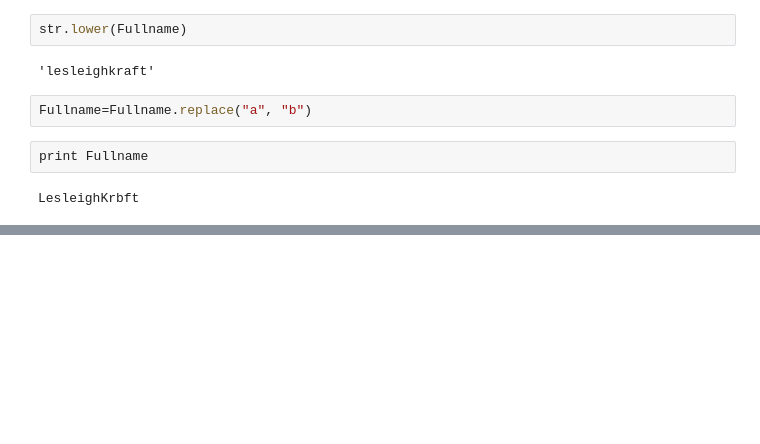
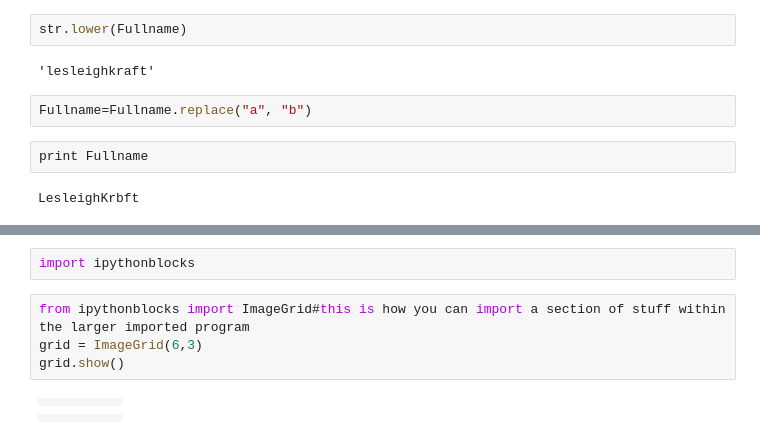
Before and after one commit to Lesleigh/SWC_collab, a Jupyter notebook: PYTHON_TRIALS_1.ipynb, the cells around one changed output, grey strips where cells are left out. Cells and saved outputs as stored; diff of their text form; blank space fills up the shorter version.

```diff
--- a/PYTHON_TRIALS_1.ipynb
+++ b/PYTHON_TRIALS_1.ipynb
@@ -163,0 +199,10 @@ CACAACACAACCAAACACCCAACCCAACCA
+# %%
+import ipythonblocks
+# %%
+from ipythonblocks import ImageGrid#this is how you can import a section of stuff within the larger imported program
+grid = ImageGrid(6,3)
+grid.show()
+# %% [output]
+|  |  |  |  |  |  |
+|  |  |  |  |  |  |
+|  |  |  |  |  |  |
```
Also changed, not shown: parts of 33 cells of this notebook.
